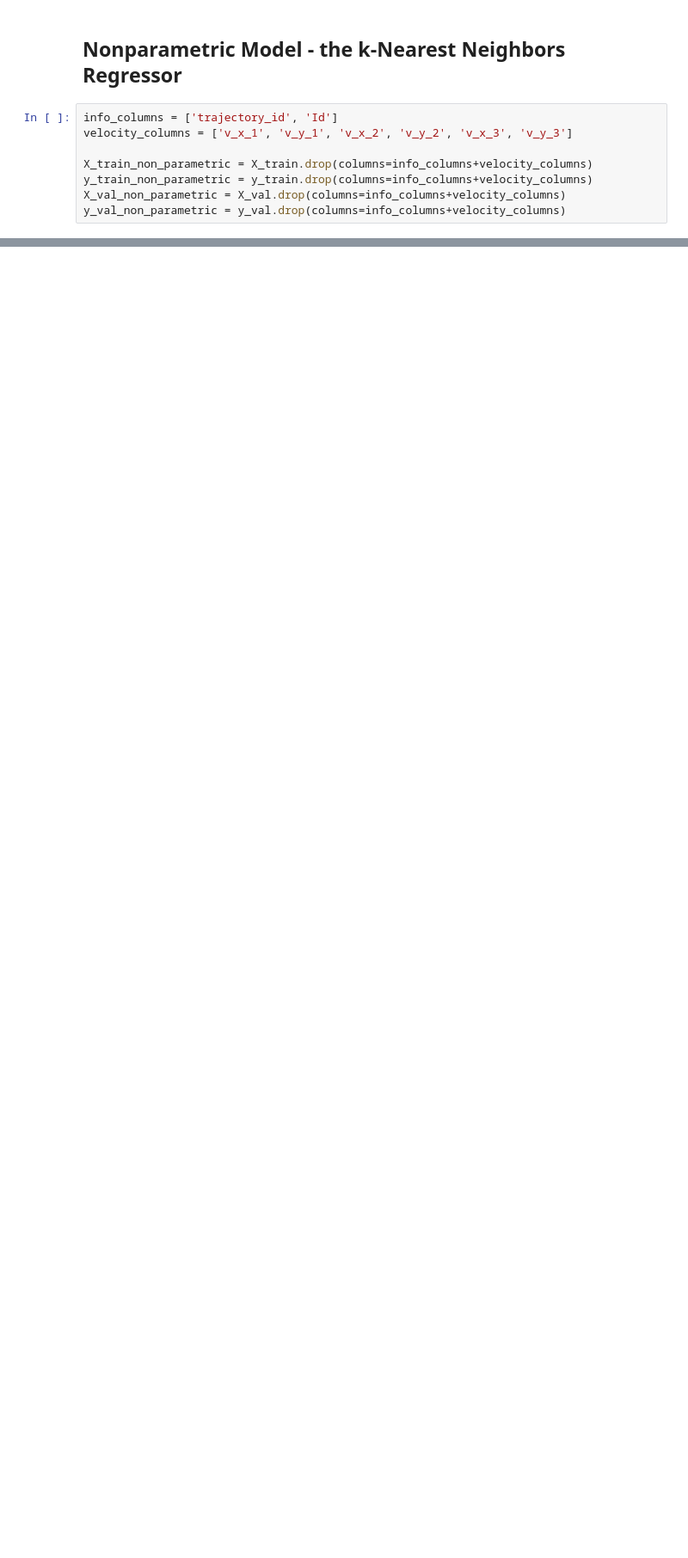
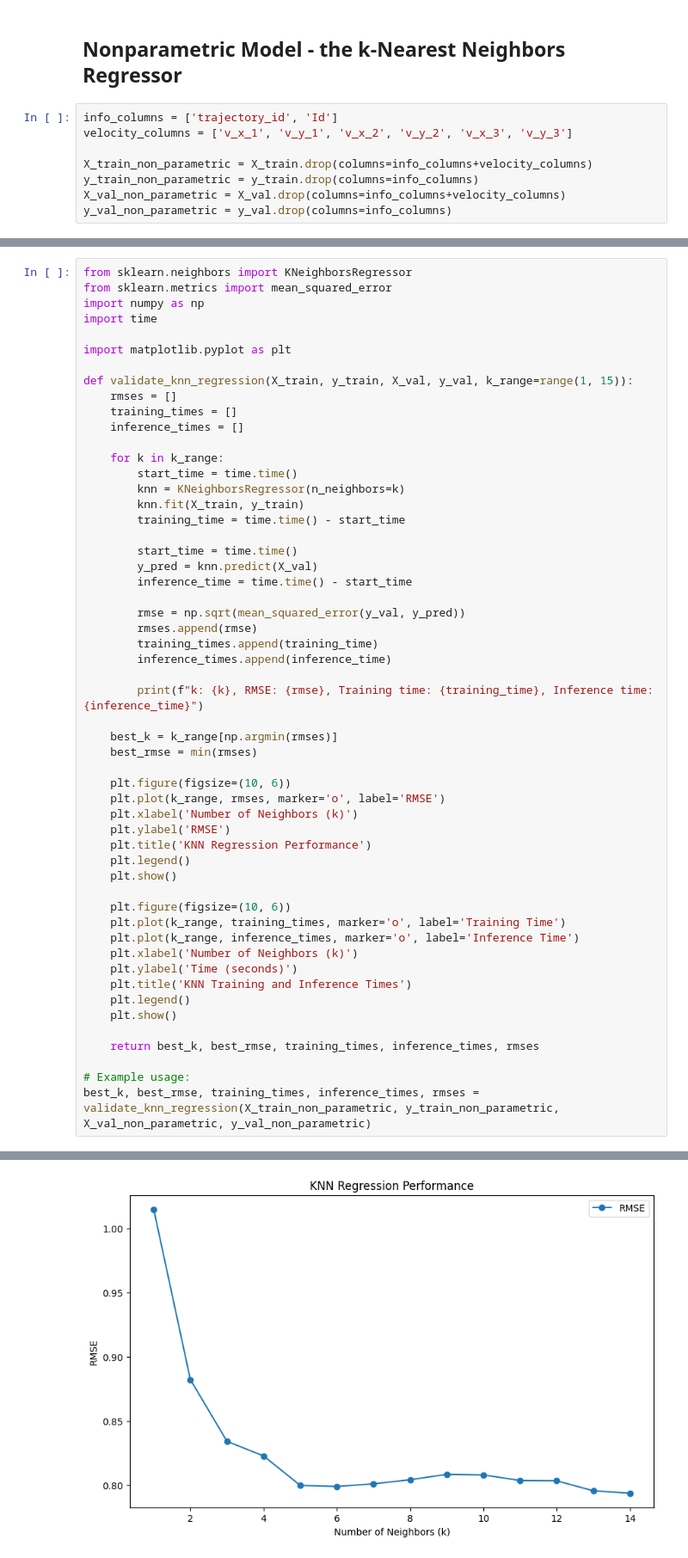
Before and after one commit to filipecolladavid/ThreeBodyProblemML, a Jupyter notebook: model/model_evaluations.ipynb, the cells around one changed output, grey strips where cells are left out. Shown at 86% size. Drawn from its saved outputs; the diff is of its cells as text; blank space fills up the shorter version.

```diff
--- a/model/model_evaluations.ipynb
+++ b/model/model_evaluations.ipynb
@@ -723,6 +694,6 @@ info_columns = ['trajectory_id', 'Id']
 velocity_columns = ['v_x_1', 'v_y_1', 'v_x_2', 'v_y_2', 'v_x_3', 'v_y_3']
 
 X_train_non_parametric = X_train.drop(columns=info_columns+velocity_columns)
-y_train_non_parametric = y_train.drop(columns=info_columns+velocity_columns)
+y_train_non_parametric = y_train.drop(columns=info_columns)
 X_val_non_parametric = X_val.drop(columns=info_columns+velocity_columns)
-y_val_non_parametric = y_val.drop(columns=info_columns+velocity_columns)
+y_val_non_parametric = y_val.drop(columns=info_columns)
@@ -765,0 +700,55 @@ Best k: 5, Best RMSE: 0.7795892440305111
+# %%
+from sklearn.neighbors import KNeighborsRegressor
+from sklearn.metrics import mean_squared_error
+import numpy as np
+import time
+
+import matplotlib.pyplot as plt
+
+def validate_knn_regression(X_train, y_train, X_val, y_val, k_range=range(1, 15)):
+    rmses = []
+    training_times = []
+    inference_times = []
+
+    for k in k_range:
+        start_time = time.time()
+        knn = KNeighborsRegressor(n_neighbors=k)
+        knn.fit(X_train, y_train)
+        training_time = time.time() - start_time
+
+        start_time = time.time()
+        y_pred = knn.predict(X_val)
+        inference_time = time.time() - start_time
+
+        rmse = np.sqrt(mean_squared_error(y_val, y_pred))
+        rmses.append(rmse)
+        training_times.append(training_time)
+        inference_times.append(inference_time)
+
+        print(f"k: {k}, RMSE: {rmse}, Training time: {training_time}, Inference time: {inference_time}")
+
+    best_k = k_range[np.argmin(rmses)]
+    best_rmse = min(rmses)
+
+    plt.figure(figsize=(10, 6))
+    plt.plot(k_range, rmses, marker='o', label='RMSE')
+    plt.xlabel('Number of Neighbors (k)')
+    plt.ylabel('RMSE')
+    plt.title('KNN Regression Performance')
+    plt.legend()
+    plt.show()
+
+    plt.figure(figsize=(10, 6))
+    plt.plot(k_range, training_times, marker='o', label='Training Time')
+    plt.plot(k_range, inference_times, marker='o', label='Inference Time')
+    plt.xlabel('Number of Neighbors (k)')
+    plt.ylabel('Time (seconds)')
+    plt.title('KNN Training and Inference Times')
+    plt.legend()
+    plt.show()
+
+    return best_k, best_rmse, training_times, inference_times, rmses
+
+# Example usage:
+best_k, best_rmse, training_times, inference_times, rmses = validate_knn_regression(X_train_non_parametric, y_train_non_parametric, X_val_non_parametric, y_val_non_parametric)
+# %% [output]
@@ -765,0 +769 @@ Best k: 5, Best RMSE: 0.7795892440305111
+[figure, added]
```
Also changed, not shown: parts of 24 cells of this notebook.
